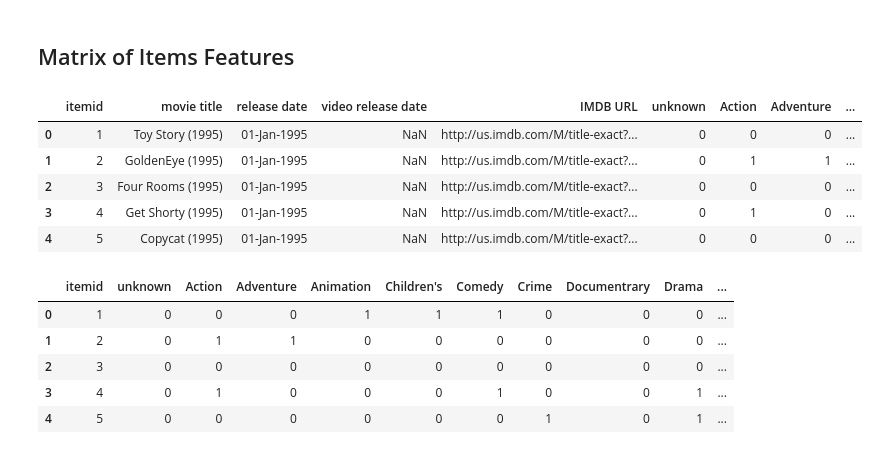
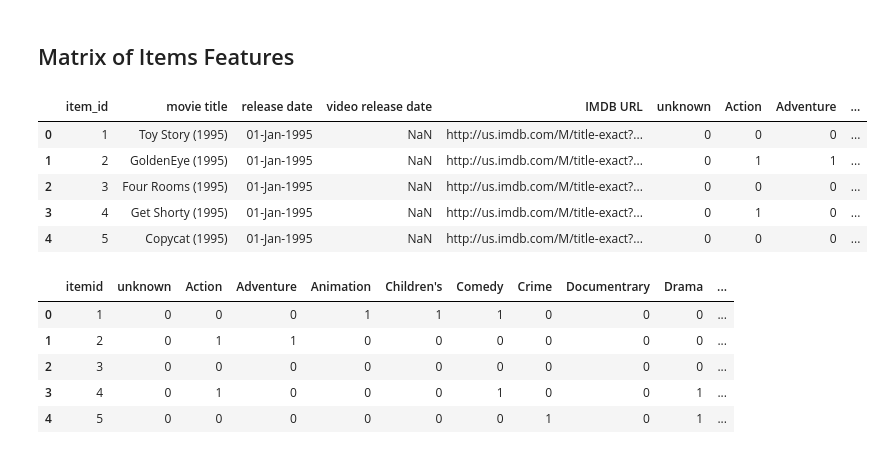
Before and after one commit to Recommendation-System-Project/Recommendation-system, a Jupyter notebook: IPS_New.ipynb, the cells around one changed output. Drawn from its saved outputs; the diff is of its cells as text; code cells hidden in the pictures.

```diff
--- a/IPS_New.ipynb
+++ b/IPS_New.ipynb
@@ -189,13 +189,13 @@ user_features_matrix.shape
 # %% [markdown]
 ## Matrix of Items Features
 # %%
-inames = ['itemid','movie title','release date','video release date','IMDB URL','unknown','Action','Adventure'
+inames = ['item_id','movie title','release date','video release date','IMDB URL','unknown','Action','Adventure'
           ,'Animation','Children\'s','Comedy','Crime','Documentrary','Drama','Fatasy','Film-Noir','Horror','Musical'
           ,'Mystery','Romance','Sci-Fi','Thriller','War','Western']
 items = pd.read_table(r'ml-100k/u.item',sep = '\|',names = inames,engine = 'python',encoding='latin-1')
 items.head()
 # %% [output]
-|  | itemid | movie title | release date | video release date | IMDB URL | unknown | Action | Adventure | ... |
+|  | item_id | movie title | release date | video release date | IMDB URL | unknown | Action | Adventure | ... |
 | 0 | 1 | Toy Story (1995) | 01-Jan-1995 | NaN | http://us.imdb.com/M/title-exact?... | 0 | 0 | 0 | ... |
 | 1 | 2 | GoldenEye (1995) | 01-Jan-1995 | NaN | http://us.imdb.com/M/title-exact?... | 0 | 1 | 1 | ... |
 | 2 | 3 | Four Rooms (1995) | 01-Jan-1995 | NaN | http://us.imdb.com/M/title-exact?... | 0 | 0 | 0 | ... |
```
Also changed, not shown: parts of 15 cells of this notebook.
